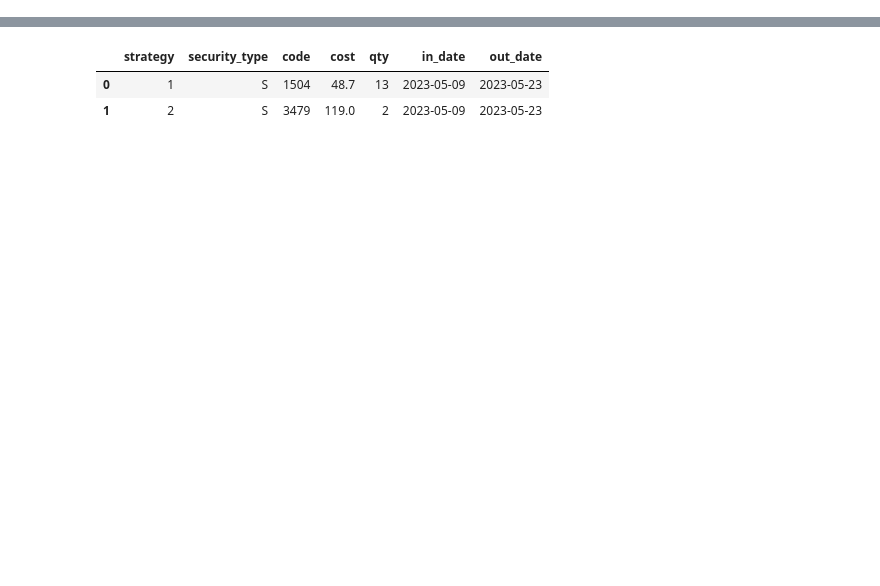
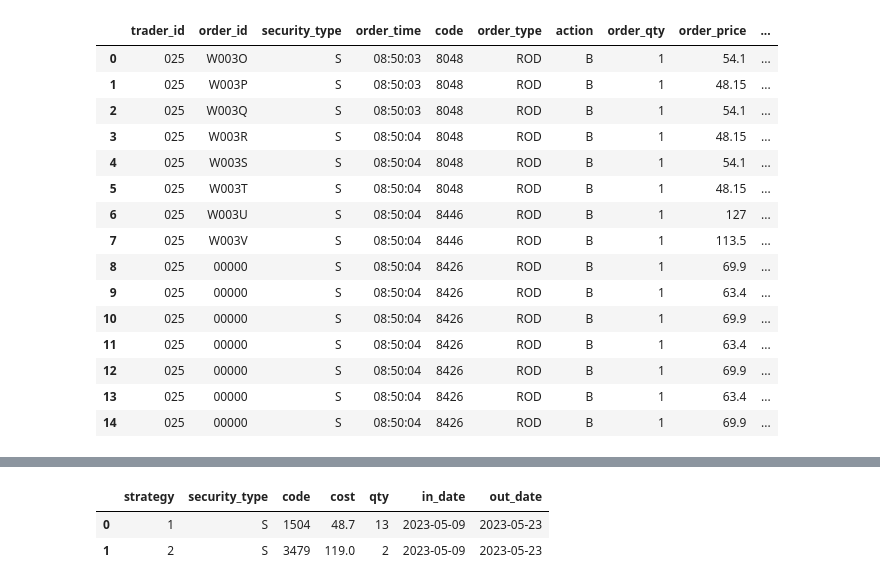
Before and after one commit to quanthsu/proprietary, a Jupyter notebook: status_update.ipynb, the cells around one changed output, grey strips where cells are left out. Cells and saved outputs as stored; diff of their text form; code cells hidden in the pictures; blank space fills up the shorter version.

```diff
--- a/status_update.ipynb
+++ b/status_update.ipynb
@@ -7,0 +48,29 @@ import datetime
+# %%
+
+from tsdb_client import TSDBClient
+from utils.Config import EnvConfig
+
+cli = TSDBClient(
+    host=EnvConfig.DB_HOST,
+    port=EnvConfig.DB_PORT,
+    user=EnvConfig.DB_USER,
+    password=EnvConfig.DB_PASSWORD,
+    db=EnvConfig.DB_DATABASE,
+)
+# %%
+strategy_df = cli.execute_query('''
+SELECT * FROM dealer.strategy
+''',
+    out_type='df')
+# %%
+order['strategy'] = np.nan
+for strategy_name in strategy_df['name']:
+    buy_log = pd.read_csv(f'print/{strategy_name}/Buy.log', header = None, names = ['serial', 'security_type', 'timestamp', 'code', 'order_type', 'action', 'order_qty', 'order_price'])
+
+    for index, row in buy_log.iterrows():
+
+        cur_order = order[(order['security_type'] == row.security_type[0]) & (order['code'] == str(row.code)) & (order['order_type'] == row.order_type) &
+        (order['action'] == row.action) & (order['order_price'].astype('float') == row.order_price)]
+
+        for index in cur_order.index:
+            order.loc[index, 'strategy'] = int(strategy_df[strategy_df['name'] == strategy_name]['id'].values[0])
@@ -7,0 +105,19 @@ import datetime
+# %%
+order
+# %% [output]
+|  | trader_id | order_id | security_type | order_time | code | order_type | action | order_qty | order_price | ... |
+| 0 | 025 | W003O | S | 08:50:03 | 8048 | ROD | B | 1 | 54.1 | ... |
+| 1 | 025 | W003P | S | 08:50:03 | 8048 | ROD | B | 1 | 48.15 | ... |
+| 2 | 025 | W003Q | S | 08:50:03 | 8048 | ROD | B | 1 | 54.1 | ... |
+| 3 | 025 | W003R | S | 08:50:04 | 8048 | ROD | B | 1 | 48.15 | ... |
+| 4 | 025 | W003S | S | 08:50:04 | 8048 | ROD | B | 1 | 54.1 | ... |
+| 5 | 025 | W003T | S | 08:50:04 | 8048 | ROD | B | 1 | 48.15 | ... |
+| 6 | 025 | W003U | S | 08:50:04 | 8446 | ROD | B | 1 | 127 | ... |
+| 7 | 025 | W003V | S | 08:50:04 | 8446 | ROD | B | 1 | 113.5 | ... |
+| 8 | 025 | 00000 | S | 08:50:04 | 8426 | ROD | B | 1 | 69.9 | ... |
+| 9 | 025 | 00000 | S | 08:50:04 | 8426 | ROD | B | 1 | 63.4 | ... |
+| 10 | 025 | 00000 | S | 08:50:04 | 8426 | ROD | B | 1 | 69.9 | ... |
+| 11 | 025 | 00000 | S | 08:50:04 | 8426 | ROD | B | 1 | 63.4 | ... |
+| 12 | 025 | 00000 | S | 08:50:04 | 8426 | ROD | B | 1 | 69.9 | ... |
+| 13 | 025 | 00000 | S | 08:50:04 | 8426 | ROD | B | 1 | 63.4 | ... |
+| 14 | 025 | 00000 | S | 08:50:04 | 8426 | ROD | B | 1 | 69.9 | ... |
```
Also changed, not shown: parts of 22 cells of this notebook, 15 other files.
